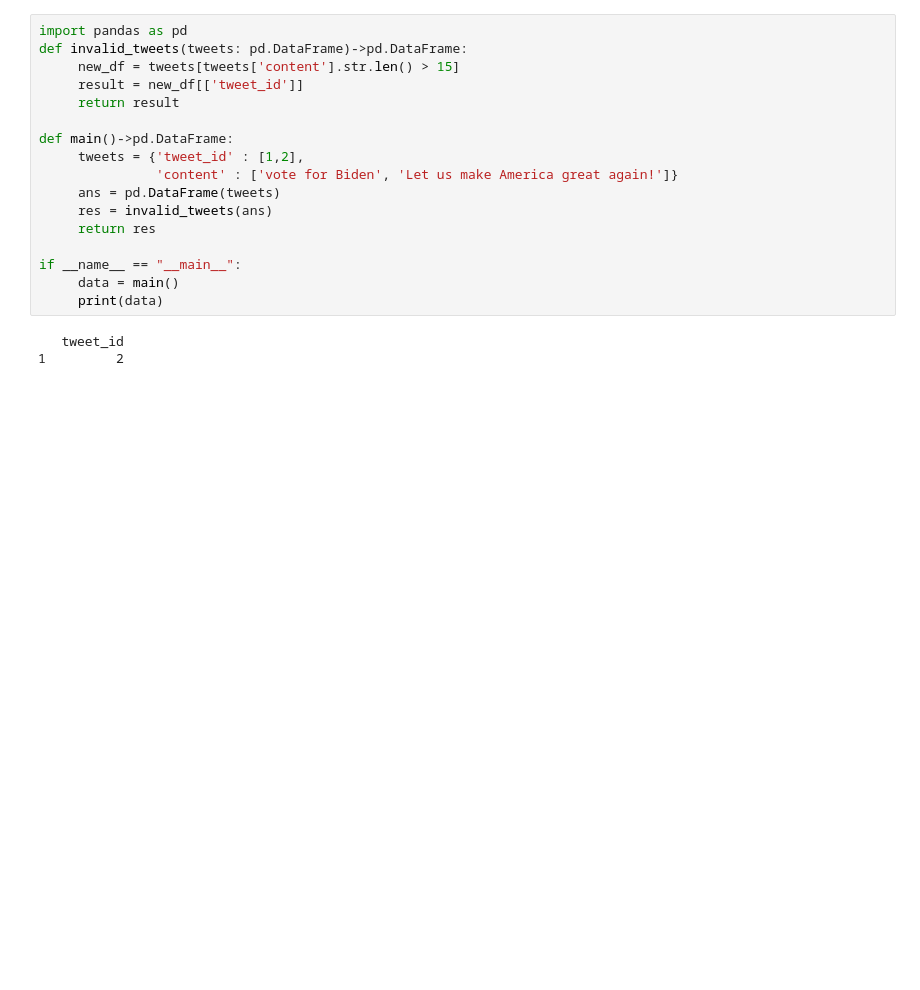
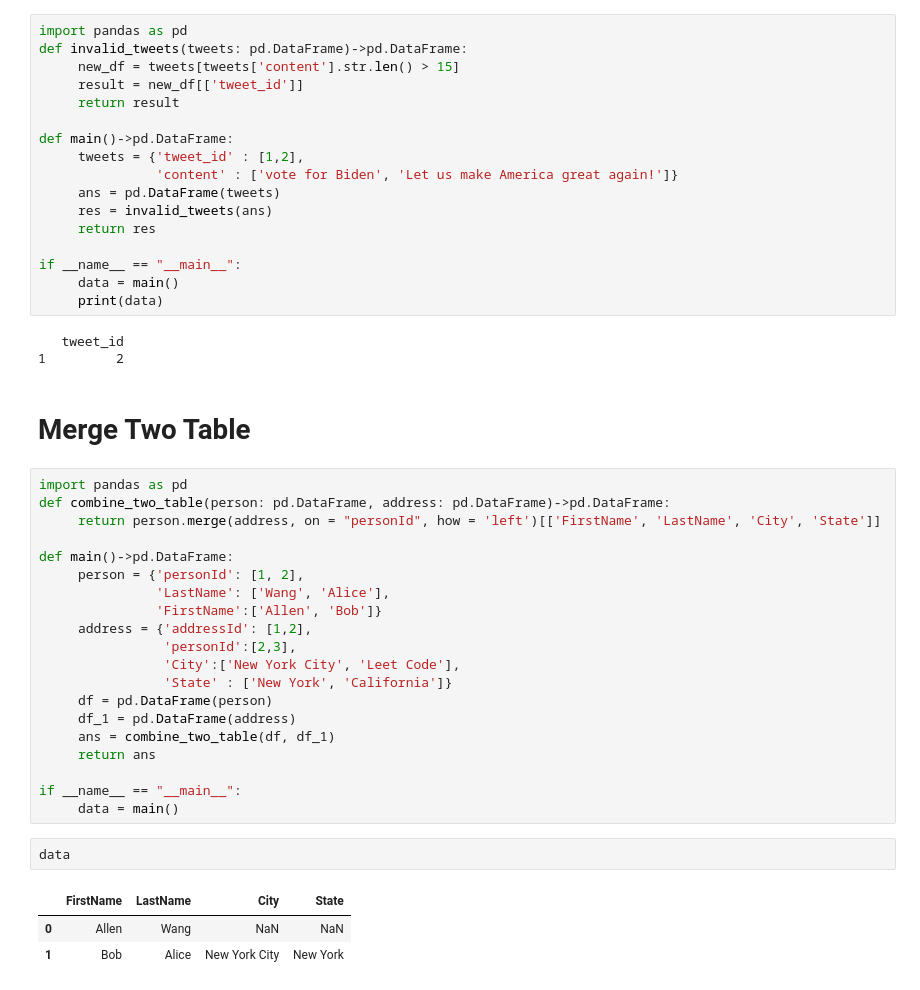
Before and after one commit to Maruf-Ahmad-khan/Data-Structure-And-Pandas-Leet-Code-solution-And-Regular-Expressions-in-Python, a Jupyter notebook: 30 Days Pandas Revision/30 Days Pandas Revision.ipynb, the cells around one changed output. Cells and saved outputs as stored; diff of their text form; blank space fills up the shorter version.

```diff
--- a/30 Days Pandas Revision/30 Days Pandas Revision.ipynb
+++ b/30 Days Pandas Revision/30 Days Pandas Revision.ipynb
@@ -305,3 +305,31 @@ if __name__ == "__main__":
 # %% [output]
    tweet_id
 1         2
+# %% [markdown]
+# Merge Two Table
+# %%
+import pandas as pd
+def combine_two_table(person: pd.DataFrame, address: pd.DataFrame)->pd.DataFrame:
+     return person.merge(address, on = "personId", how = 'left')[['FirstName', 'LastName', 'City', 'State']]
+
+def main()->pd.DataFrame:
+     person = {'personId': [1, 2],
+               'LastName': ['Wang', 'Alice'],
+               'FirstName':['Allen', 'Bob']}
+     address = {'addressId': [1,2],
+                'personId':[2,3],
+                'City':['New York City', 'Leet Code'],
+                'State' : ['New York', 'California']}
+     df = pd.DataFrame(person)
+     df_1 = pd.DataFrame(address)
+     ans = combine_two_table(df, df_1)
+     return ans
+
+if __name__ == "__main__":
+     data = main()
+# %%
+data
+# %% [output]
+|  | FirstName | LastName | City | State |
+| 0 | Allen | Wang | NaN | NaN |
+| 1 | Bob | Alice | New York City | New York |
```
Also changed, not shown: 2 other files.
